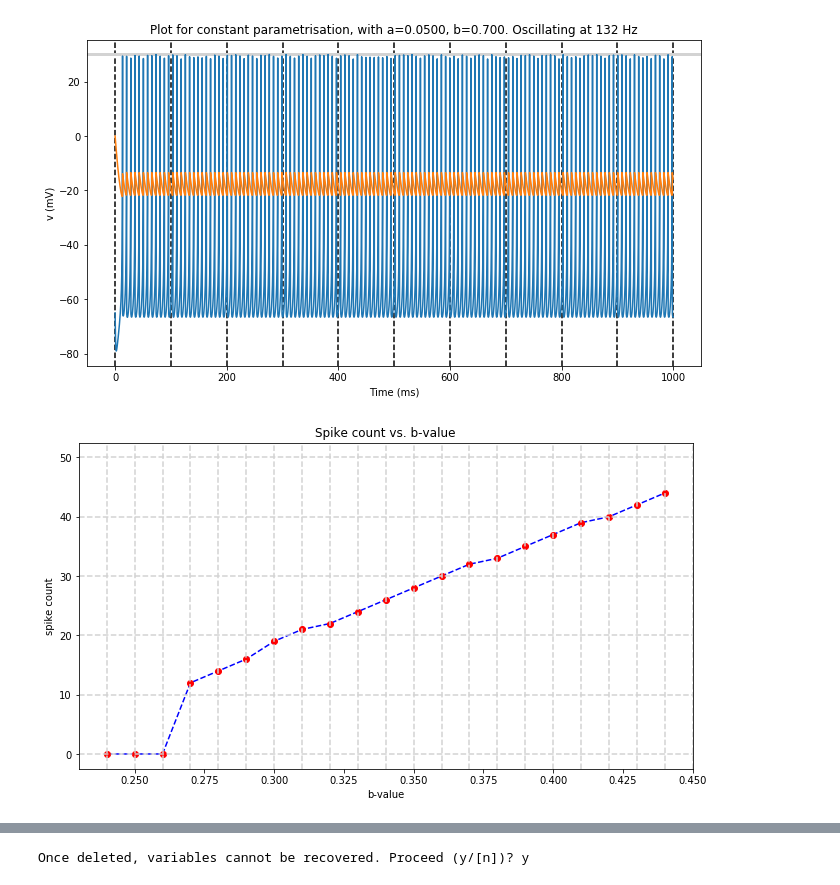
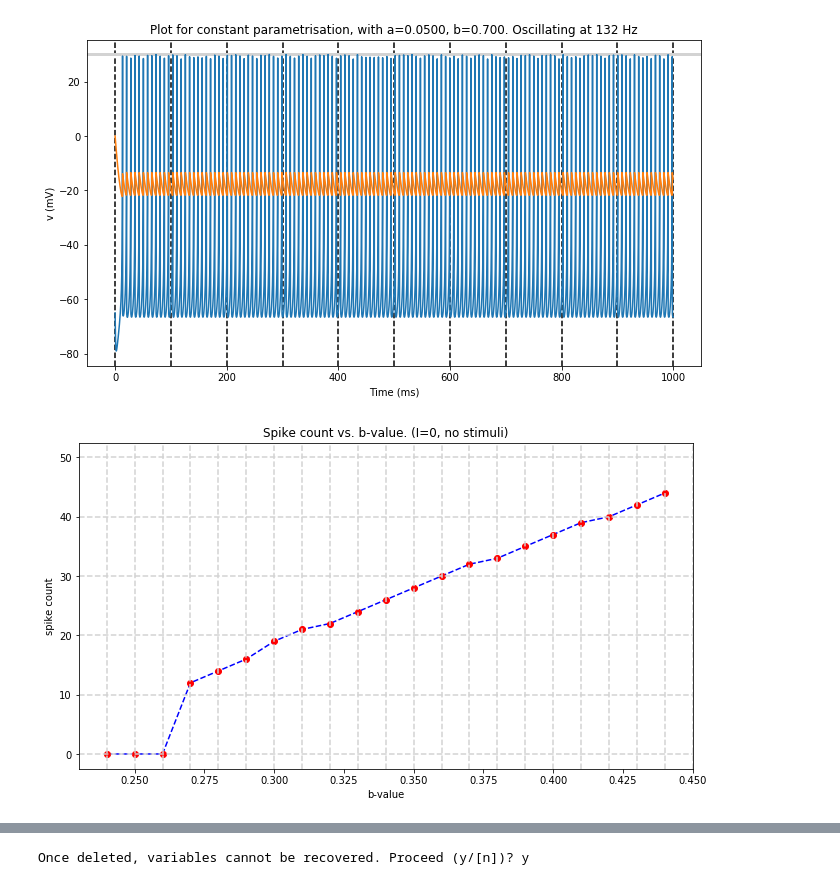
Before and after one commit to williampeer/brian2, a Jupyter notebook: single_neuron_Oliveira_et_al_testing_direct_python_implementation.ipynb, the cells around one changed output, grey strips where cells are left out. Cells and saved outputs as stored; diff of their text form; code cells hidden in the pictures.

```diff
--- a/single_neuron_Oliveira_et_al_testing_direct_python_implementation.ipynb
+++ b/single_neuron_Oliveira_et_al_testing_direct_python_implementation.ipynb
@@ -3,8 +3,8 @@ from brian2 import *
 %matplotlib inline
 
 # fn's defining the gradients given a certain tuple of values
-def get_delta_v(vt, ut):
-    return 0.04*vt**2+5.*vt+140.-ut  # I = 0.
+def get_delta_v(vt, ut, I):
+    return 0.04*vt**2+5.*vt+140.-ut + I
 
 def get_delta_u(a, b, vt, ut):
     return a*(b*vt - ut)
@@ -88,7 +88,7 @@ _ = generate_plot_and_print_spike_num_for_values(a, b)
 # %% [output]
 [figure]
 # %%
-def calculate_spike_count_for_values(a, b):
+def calculate_spike_count_for_values(a, b, I):
     # init. values
     v = -65; u = 0;
     # constants
@@ -100,38 +100,38 @@ def calculate_spike_count_for_values(a, b):
     n_steps = 200000
     spike_count = 0
     for i in range(0, n_steps):
-        dv = get_delta_v(v, u)
+        dv = get_delta_v(v, u, I)
         du = get_delta_u(a, b, v, u)
         v += dv * dt
         u += du * dt
         if(v>=30):
             spike_count += 1
             v = c
             u = u + d
         v_vals += [v]
         u_vals += [u]
         timesteps += [i*dt]
     return spike_count
 
 spike_counts = []
 b_vals = []
 a = 0.0275
 b = 0.24
 delta_b = 0.01
 for t in range(0, 21):
-    spike_counts += [calculate_spike_count_for_values(a, b)]
+    spike_counts += [calculate_spike_count_for_values(a, b, I=0)]
     b_vals += [b]
     b += delta_b
 
 figure(figsize=(11, 6))
 plot(b_vals, spike_counts, 'b--')
 plot(b_vals, spike_counts, 'ro')
 for l in range(len(spike_counts)+1):
     axvline(b-l*delta_b, ls='--', c='lightgray')
 for i in range(6):
     axhline(10*i, ls='--', c='lightgray')
 xlabel('b-value')
 ylabel('spike count')
-title('Spike count vs. b-value');
+title('Spike count vs. b-value. (I=0, no stimuli)');
 # %% [output]
-[figure, old version]
+[figure, new version]
```
Also changed, not shown: parts of 2 cells of this notebook.
